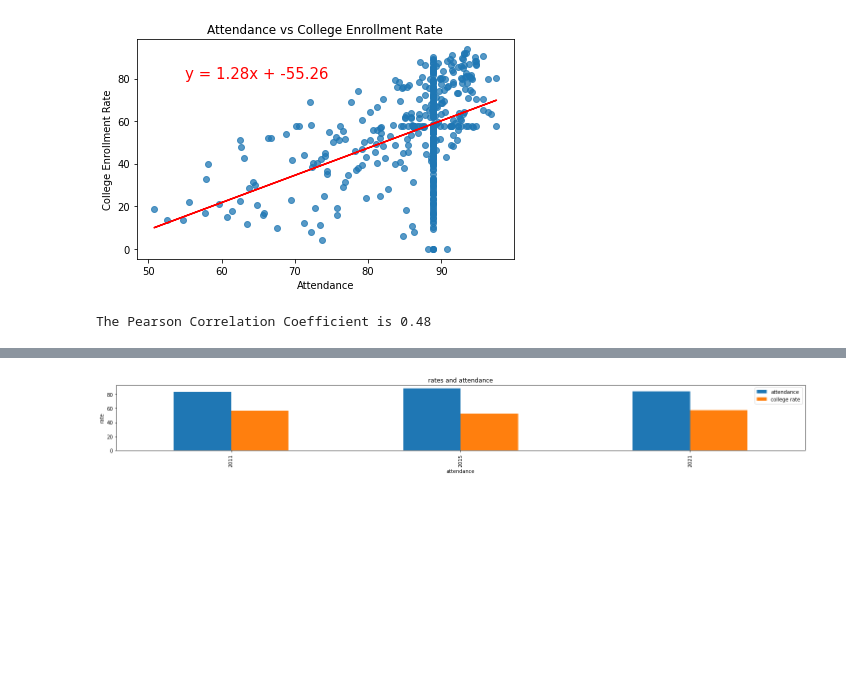
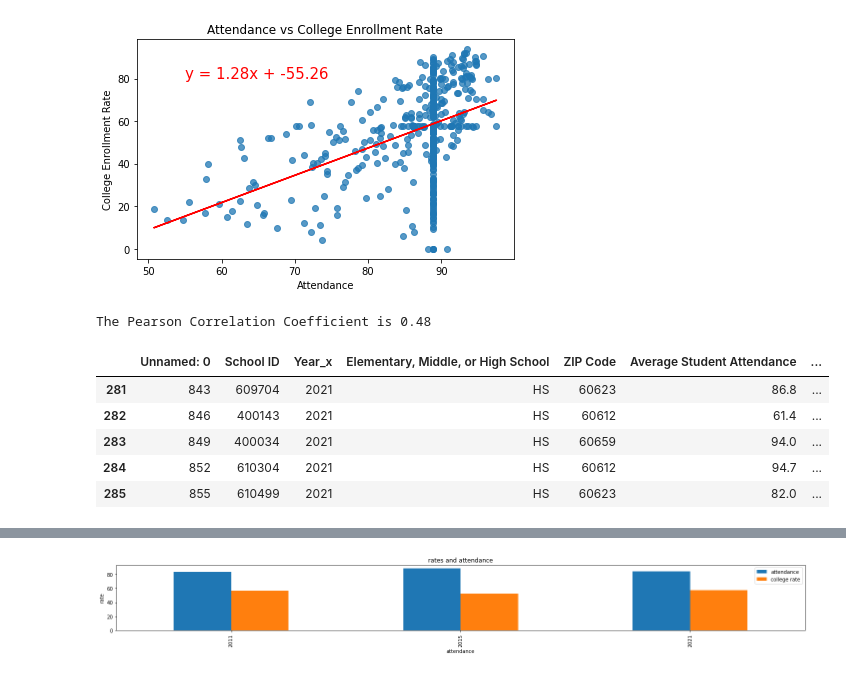
Before and after one commit to MattPostlewaite/NWBC-Project1-Group2, a Jupyter notebook: school_crime_analysis.ipynb, the cells around one changed output, grey strips where cells are left out. Cells and saved outputs as stored; diff of their text form; code cells hidden in the pictures; blank space fills up the shorter version.

```diff
--- a/school_crime_analysis.ipynb
+++ b/school_crime_analysis.ipynb
@@ -90,3 +90,13 @@ print(f"The Pearson Correlation Coefficient is {round(correlation[0],2)}")
 print("")
 # %% [output]
 The Pearson Correlation Coefficient is 0.48
+# %%
+df_2021 = school_data_df[school_data_df['Year_x'] == 2021]
+df_2021.head()
+# %% [output]
+|  | Unnamed: 0 | School ID | Year_x | Elementary, Middle, or High School | ZIP Code | Average Student Attendance | ... |
+| 281 | 843 | 609704 | 2021 | HS | 60623 | 86.8 | ... |
+| 282 | 846 | 400143 | 2021 | HS | 60612 | 61.4 | ... |
+| 283 | 849 | 400034 | 2021 | HS | 60659 | 94.0 | ... |
+| 284 | 852 | 610304 | 2021 | HS | 60612 | 94.7 | ... |
+| 285 | 855 | 610499 | 2021 | HS | 60623 | 82.0 | ... |
```
Also changed, not shown: parts of 4 cells of this notebook, 3 other files.
